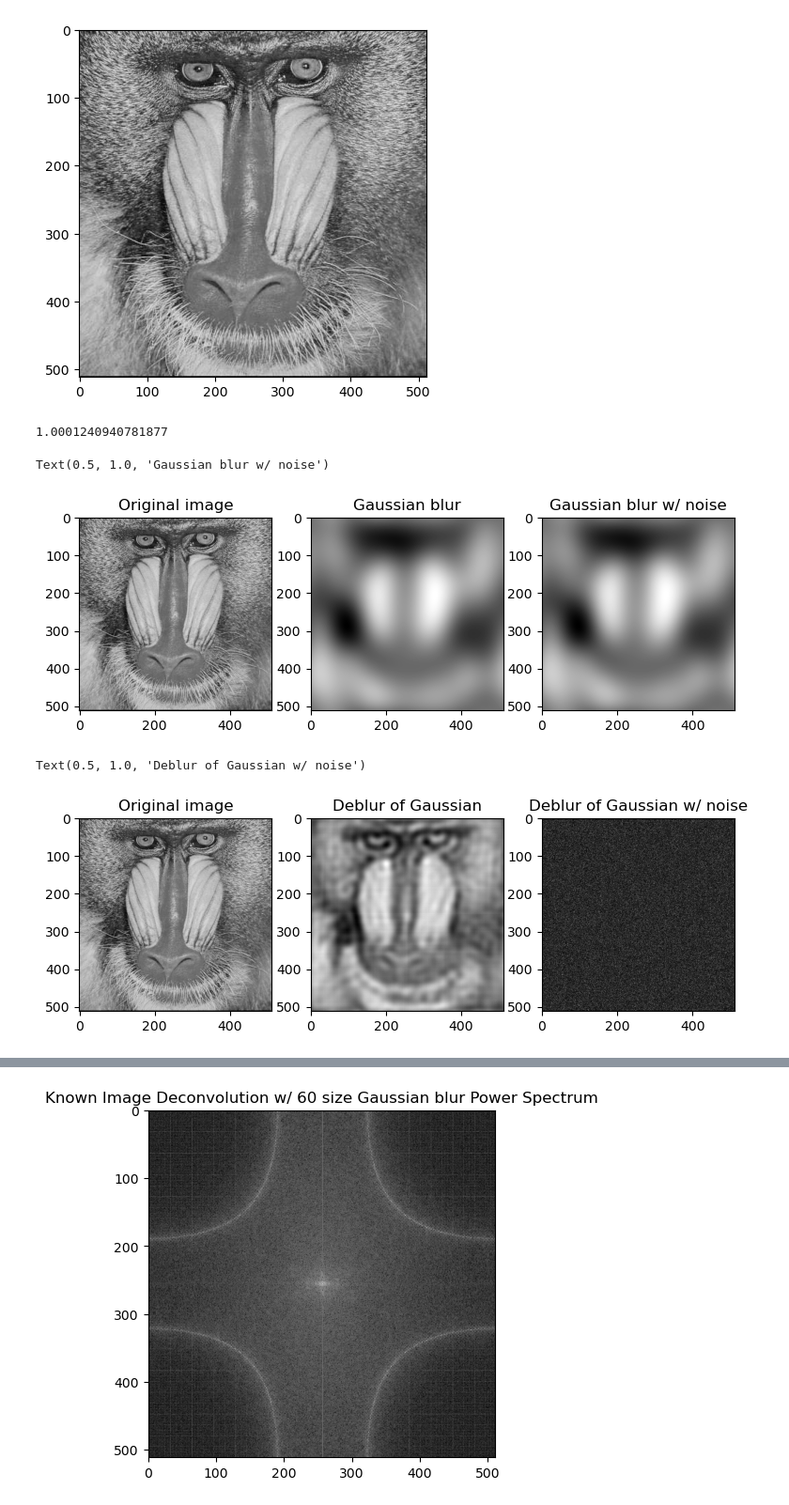
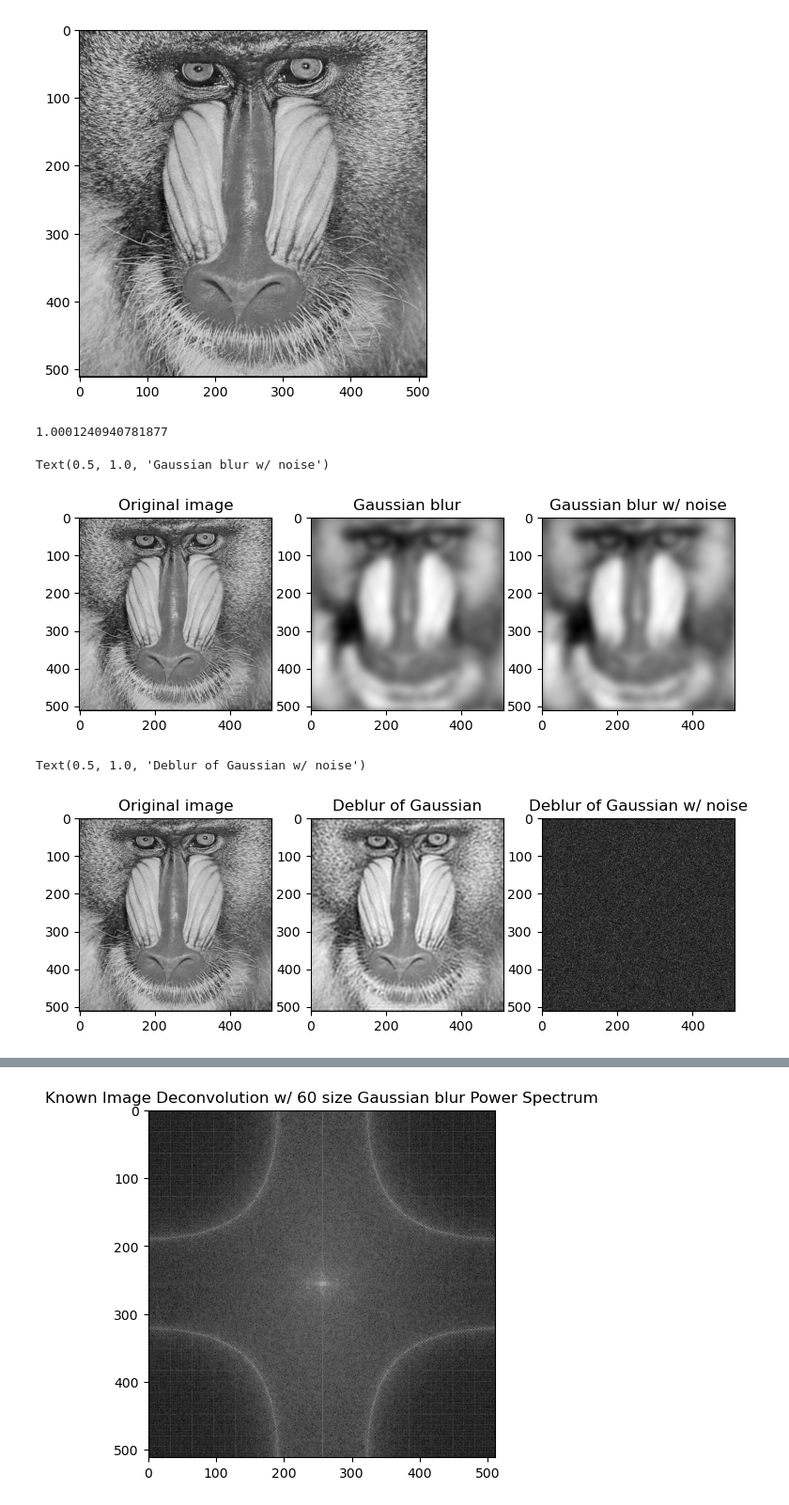
Before and after one commit to ADY-YDA/Blind-Image-Deconvolution, a Jupyter notebook: General_Deblurring.ipynb, the cells around one changed output, grey strips where cells are left out. Shown at 94% size. Saved outputs shown, nothing was run; the diff lists cells and outputs as text; code cells hidden in the pictures.

Commit message:
attempt at generalizing ideal deblur for noise
decided to settle on only having ideal deblur for demo purposes

```diff
--- a/General_Deblurring.ipynb
+++ b/General_Deblurring.ipynb
@@ -42,6 +36,0 @@ def uniform_noise(I, alpha=10):
-# %%
-noise = randn(I.shape[0], I.shape[1])
-# ploting = plt.hist(noise.flatten(), bins=500)
-print(np.std(noise))
-# %% [output]
-1.0001240940781877
@@ -48,15 +42,21 @@ print(np.std(noise))
+# %%
+noise = randn(I.shape[0], I.shape[1])
+# ploting = plt.hist(noise.flatten(), bins=500)
+print(np.std(noise))
+# %% [output]
+1.0001240940781877
 # %%
 # Generate "broken" image
-Ia = GLPF(I, 33)
+Ia = GLPF(I, 10)
 # Iz = fftfiltGLPF(I, 40)
-Ib = uniform_noise(Ia, 1)
+Ib = uniform_noise(Ia, 20)
 plt.figure(figsize=(9,3))
 IP.subplot(1,3,1);imshow(I, aspect="equal", cmap="gray"); plt.title('Original image')
 IP.subplot(1,3,2);imshow(np.abs(Ia), aspect="equal", cmap="gray"); plt.title('Gaussian blur')
 IP.subplot(1,3,3);imshow(np.abs(Ib), aspect="equal", cmap="gray"); plt.title('Gaussian blur w/ noise')
 # %% [output]
 Text(0.5, 1.0, 'Gaussian blur w/ noise')
-[figure, old version]
+[figure, new version]
 # %%
 # Deblurring given known gaussian blur size 40
 # %%
@@ -83,13 +97,13 @@ def iGLPF(I, D0):
 # %%
-deblur_a = iGLPF(Ia, 33) # only blur
-deblur_b = iGLPF(Ib, 33) # blur and random uniform noise
+deblur_a = iGLPF(Ia, 10) # only blur
+deblur_b = iGLPF(Ib, 10) # blur and random uniform noise
 plt.figure(figsize=(9,3))
 IP.subplot(1,3,1);imshow(np.abs(I), aspect="equal", cmap="gray"); plt.title('Original image')
 IP.subplot(1,3,2);imshow(np.abs(deblur_a), aspect="equal", cmap="gray"); plt.title('Deblur of Gaussian')
 IP.subplot(1,3,3);imshow(np.abs(deblur_b), aspect="equal", cmap="gray"); plt.title('Deblur of Gaussian w/ noise')
 # %% [output]
 Text(0.5, 1.0, 'Deblur of Gaussian w/ noise')
-[figure, old version]
+[figure, new version]
 # %%
 for i in range(60):
     Ib = GLPF(I, 1+i)
```
Also changed, not shown: parts of 18 cells of this notebook, 1 other file.
